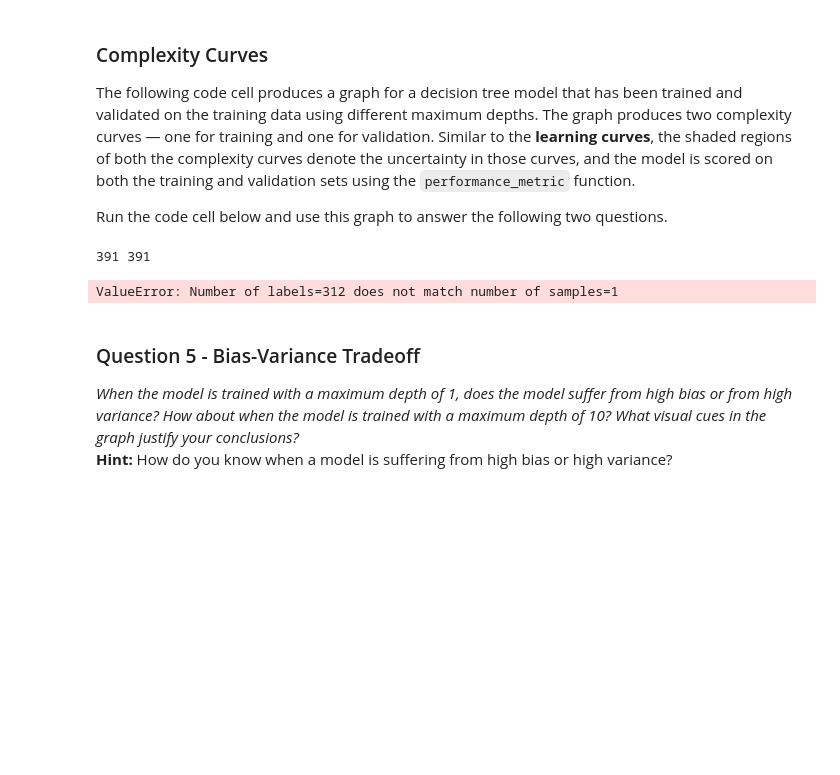
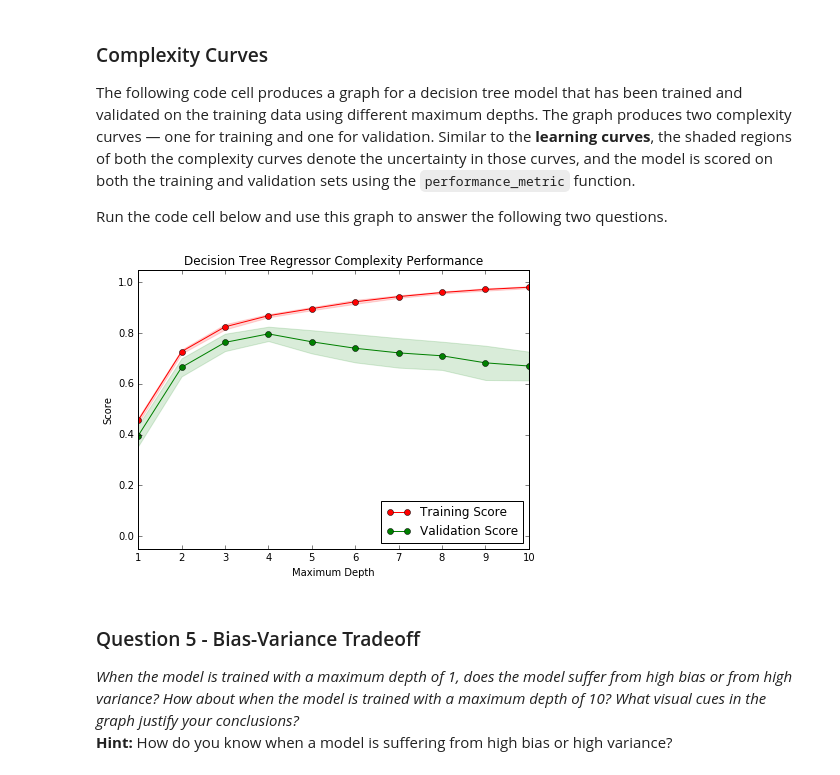
Before and after one commit to diverdano/machine-learning, a Jupyter notebook: projects/boston_housing/boston_housing.ipynb, the cells around one changed output. Saved outputs shown, nothing was run; the diff lists cells and outputs as text; code cells hidden in the pictures; blank space fills up the shorter version.

```diff
--- a/projects/boston_housing/boston_housing.ipynb
+++ b/projects/boston_housing/boston_housing.ipynb
@@ -201,12 +201,10 @@ Graph with max_depth = 3 is a better than the others as the training & testing l
 The following code cell produces a graph for a decision tree model that has been trained and validated on the training data using different maximum depths. The graph produces two complexity curves — one for training and one for validation. Similar to the **learning curves**, the shaded regions of both the complexity curves denote the uncertainty in those curves, and the model is scored on both the training and validation sets using the `performance_metric` function.
 
 Run the code cell below and use this graph to answer the following two questions.
-# %%
-print(len(X_train),len(y_train))
-vs.ModelComplexity(X_train, y_train)
-# %% [output]
-391 391
-ValueError: Number of labels=312 does not match number of samples=1
+# %%
+vs.ModelComplexity(features, prices)
+# %% [output]
+[figure, added]
 # %% [markdown]
 ### Question 5 - Bias-Variance Tradeoff
 *When the model is trained with a maximum depth of 1, does the model suffer from high bias or from high variance? How about when the model is trained with a maximum depth of 10? What visual cues in the graph justify your conclusions?*
```
Also changed, not shown: parts of 5 cells of this notebook.
